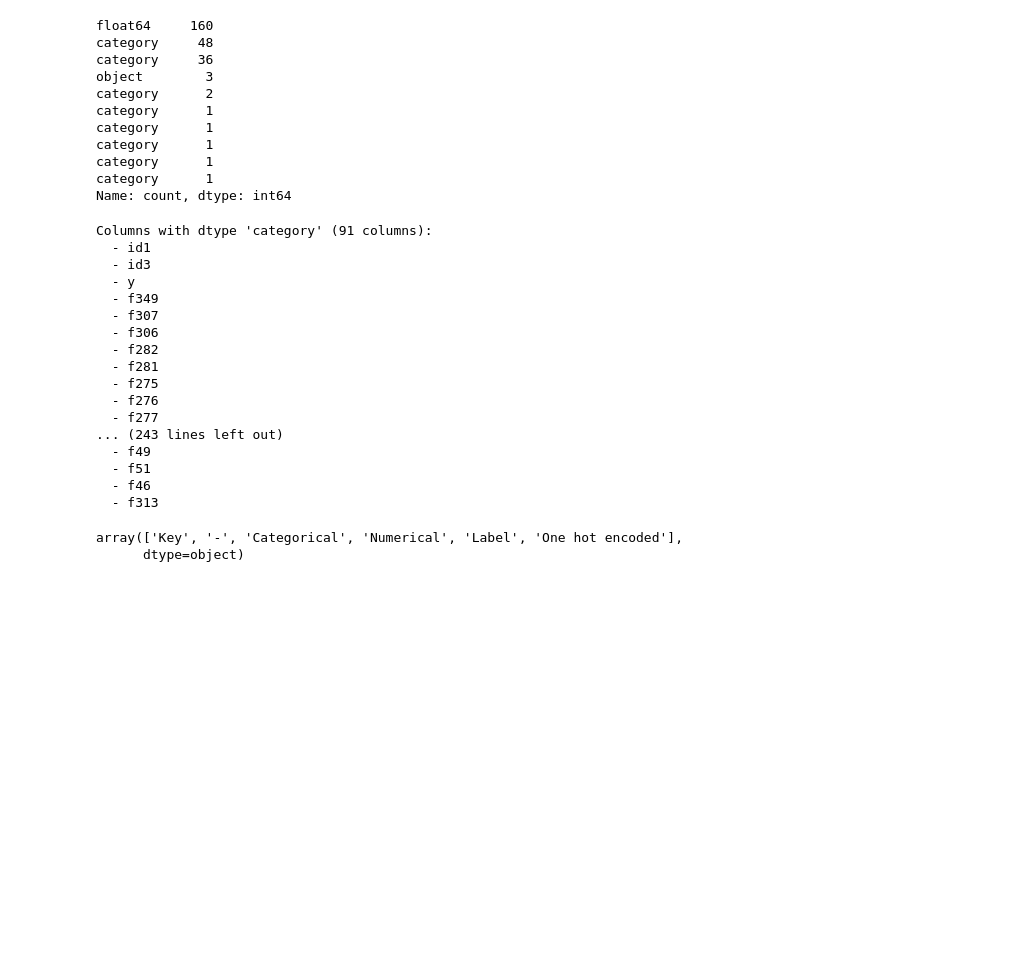
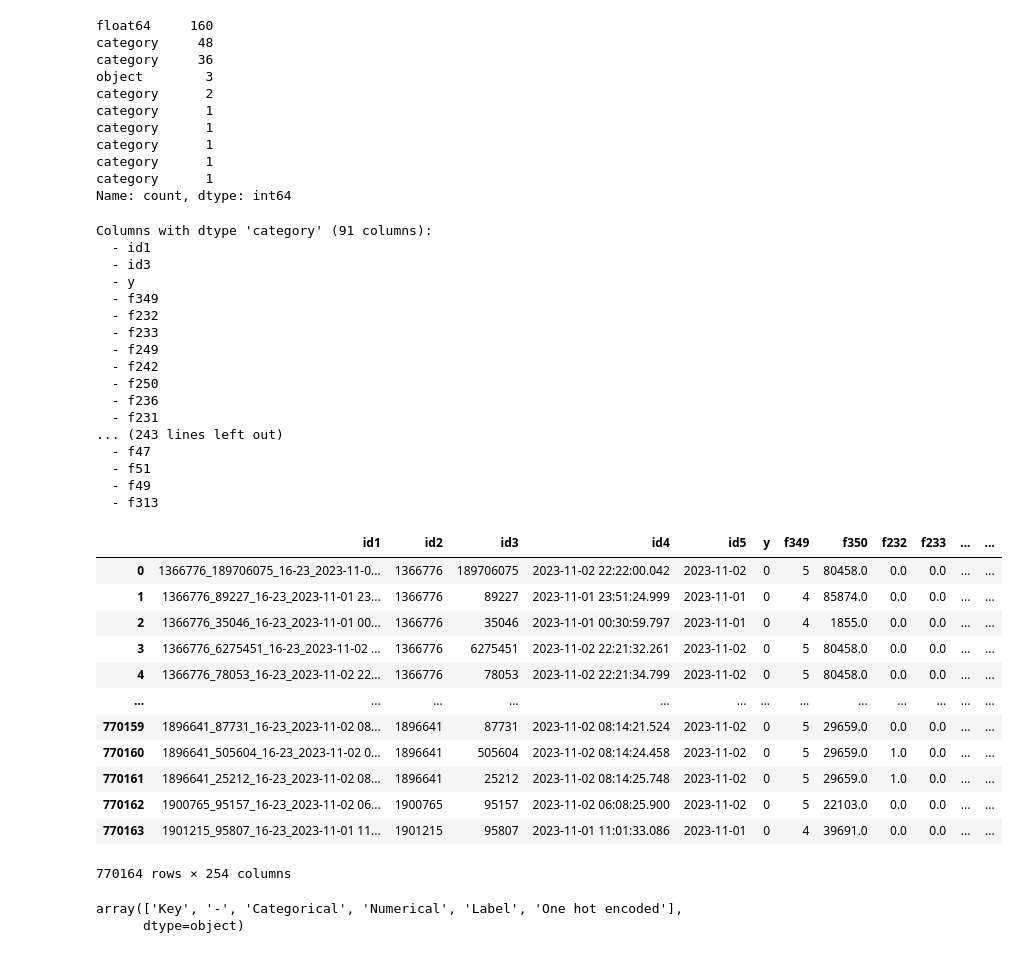
Before and after one commit to arpitkumar2004/AmEx-25, a Jupyter notebook: 1.ipynb, the cells around one changed output. Drawn from its saved outputs; the diff is of its cells as text; code cells hidden in the pictures; blank space fills up the shorter version.

```diff
--- a/1.ipynb
+++ b/1.ipynb
@@ -5,5 +24,7 @@ import matplotlib.pyplot as plt
+# %%
+df = pd.read_parquet("C:\\Users\\princ\\Downloads\\AmEx-25\\data\\train_data.parquet")
 # %%
-df = pd.read_parquet("C:\\Users\\RDRL\\Downloads\\train_data.parquet")
+# df = pd.read_parquet("C:\\Users\\RDRL\\Downloads\\train_data.parquet")
 df.head(5)
 # %% [output]
 |  | id1 | id2 | id3 | id4 | id5 | y | f1 | f2 | f3 | f4 | ... | ... |
@@ -51,6 +72,6 @@ Features with more than 75% missing values: ['f136', 'f135', 'f112', 'f122', 'f8
 # %%
 # Load the dataset of data dictionary
-data_dictionary = pd.read_csv("C:\\Users\\RDRL\\Downloads\\data_dictionary.csv")
+data_dictionary = pd.read_csv(r"C:\Users\princ\Downloads\AmEx-25\details\data_dictionary.csv")
 # %%
 data_dictionary.head()
 # %% [output]
@@ -387,18 +408,34 @@ Columns with dtype 'category' (91 columns):
   - id3
   - y
   - f349
-  - f307
-  - f306
-  - f282
-  - f281
-  - f275
-  - f276
-  - f277
+  - f232
+  - f233
+  - f249
+  - f242
+  - f250
+  - f236
+  - f231
 ... (243 lines left out)
+  - f47
+  - f51
   - f49
-  - f51
-  - f46
   - f313
+# %%
+df_25
+# %% [output]
+|  | id1 | id2 | id3 | id4 | id5 | y | f349 | f350 | f232 | f233 | ... | ... |
+| 0 | 1366776_189706075_16-23_2023-11-0... | 1366776 | 189706075 | 2023-11-02 22:22:00.042 | 2023-11-02 | 0 | 5 | 80458.0 | 0.0 | 0.0 | ... | ... |
+| 1 | 1366776_89227_16-23_2023-11-01 23... | 1366776 | 89227 | 2023-11-01 23:51:24.999 | 2023-11-01 | 0 | 4 | 85874.0 | 0.0 | 0.0 | ... | ... |
+| 2 | 1366776_35046_16-23_2023-11-01 00... | 1366776 | 35046 | 2023-11-01 00:30:59.797 | 2023-11-01 | 0 | 4 | 1855.0 | 0.0 | 0.0 | ... | ... |
+| 3 | 1366776_6275451_16-23_2023-11-02 ... | 1366776 | 6275451 | 2023-11-02 22:21:32.261 | 2023-11-02 | 0 | 5 | 80458.0 | 0.0 | 0.0 | ... | ... |
+| 4 | 1366776_78053_16-23_2023-11-02 22... | 1366776 | 78053 | 2023-11-02 22:21:34.799 | 2023-11-02 | 0 | 5 | 80458.0 | 0.0 | 0.0 | ... | ... |
+| ... | ... | ... | ... | ... | ... | ... | ... | ... | ... | ... | ... | ... |
+| 770159 | 1896641_87731_16-23_2023-11-02 08... | 1896641 | 87731 | 2023-11-02 08:14:21.524 | 2023-11-02 | 0 | 5 | 29659.0 | 0.0 | 0.0 | ... | ... |
+| 770160 | 1896641_505604_16-23_2023-11-02 0... | 1896641 | 505604 | 2023-11-02 08:14:24.458 | 2023-11-02 | 0 | 5 | 29659.0 | 1.0 | 0.0 | ... | ... |
+| 770161 | 1896641_25212_16-23_2023-11-02 08... | 1896641 | 25212 | 2023-11-02 08:14:25.748 | 2023-11-02 | 0 | 5 | 29659.0 | 1.0 | 0.0 | ... | ... |
+| 770162 | 1900765_95157_16-23_2023-11-02 06... | 1900765 | 95157 | 2023-11-02 06:08:25.900 | 2023-11-02 | 0 | 5 | 22103.0 | 0.0 | 0.0 | ... | ... |
+| 770163 | 1901215_95807_16-23_2023-11-01 11... | 1901215 | 95807 | 2023-11-01 11:01:33.086 | 2023-11-01 | 0 | 4 | 39691.0 | 0.0 | 0.0 | ... | ... |
+770164 rows × 254 columns
 # %%
 data_dictionary['Type'].unique()
 # %% [output]
```
Also changed, not shown: parts of 19 cells of this notebook, 2 other files.
